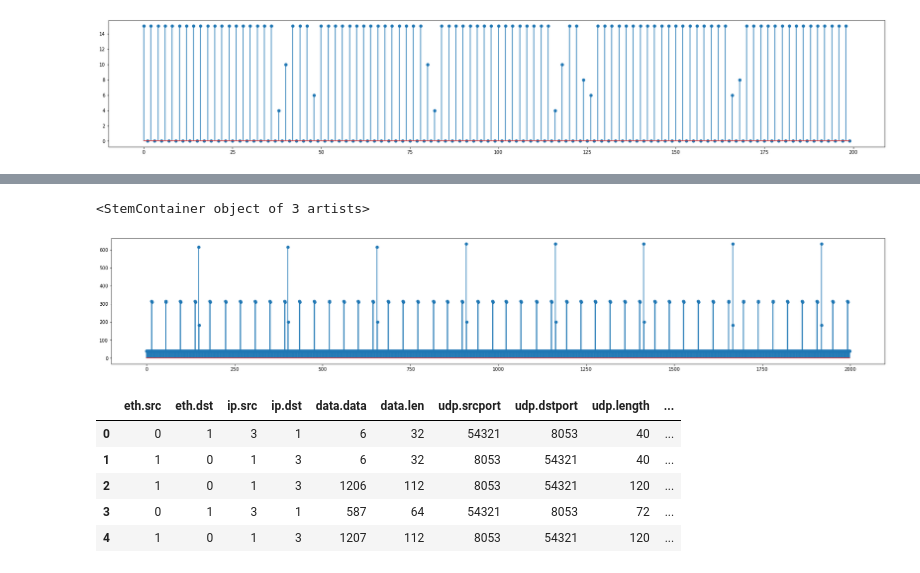
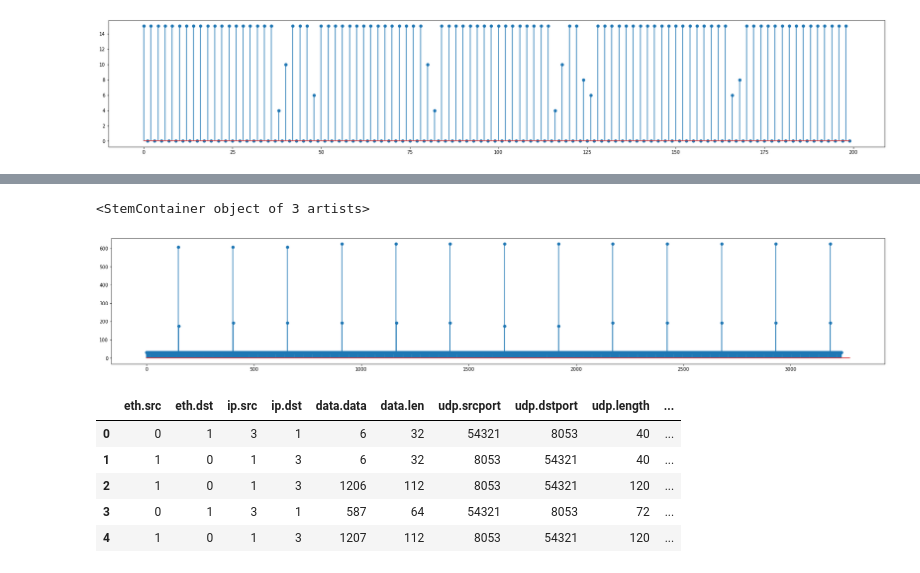
Before and after one commit to francolmenar-UT/Security-Services-for-IoT, a Jupyter notebook: Final-Project/Traffic Analysis.ipynb, the cells around one changed output, grey strips where cells are left out. Cells and saved outputs as stored; diff of their text form; code cells hidden in the pictures.

```diff
--- a/Final-Project/Traffic Analysis.ipynb
+++ b/Final-Project/Traffic Analysis.ipynb
@@ -265,0 +266,5 @@ df_ml = removeBack(df_ml,lampIps,lampMac)
+# %%
+df_sp= df_sp.dropna(axis=1, how='all')
+mi_idle= mi_idle.dropna(axis=1, how='all')
+df_sp_w= df_sp_w.dropna(axis=1, how='all')
+df_ml= df_ml.dropna(axis=1, how='all')
@@ -266,3 +274,5 @@ df_ml = removeBack(df_ml,lampIps,lampMac)
+# %%
+df_ml = df_ml.drop(df_ml[df_ml["data.len"] == 32].index)
 # %% [markdown]
 ### Plot the features
 # %%
@@ -382,13 +394,13 @@ mi_idle.iloc[100:300].loc[(mi_idle.ans > 0) & (mi_idle.ans < 15)]
 | 268 | 10339 | 2020-06-19 18:14:17.979598 | 40:31:3c:d3:23:d4 | 46:85:00:12:35:54 | 192.168.137.47 | 3.124.122.199 | 17.0 | 21310020000000000721ae555edbc0d8a... | 32.0 | ... |
 # %%
 # Figure out if there are messages send regularly when the lamp is in idle mode
-frame = mi_idle['udp.length'].iloc[0:2000]
+frame = mi_idle['data.len'].iloc[:4000]
 x = np.arange(frame.shape[0])
 plt.figure(figsize=(30,5))
 plt.stem(x,frame, use_line_collection=True)
 # %% [output]
 <StemContainer object of 3 artists>
-[figure, old version]
+[figure, new version]
 # %%
 from sklearn.ensemble import ExtraTreesClassifier
 from sklearn.model_selection import train_test_split
```
Also changed, not shown: parts of 11 cells of this notebook.
